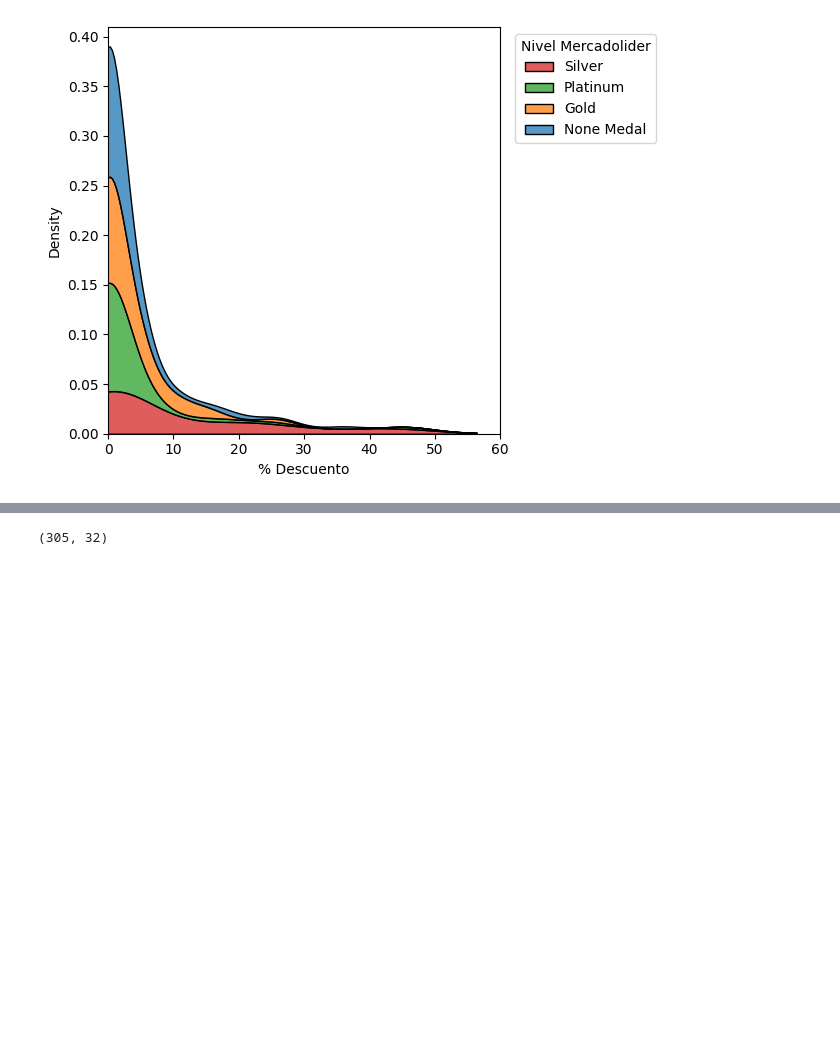
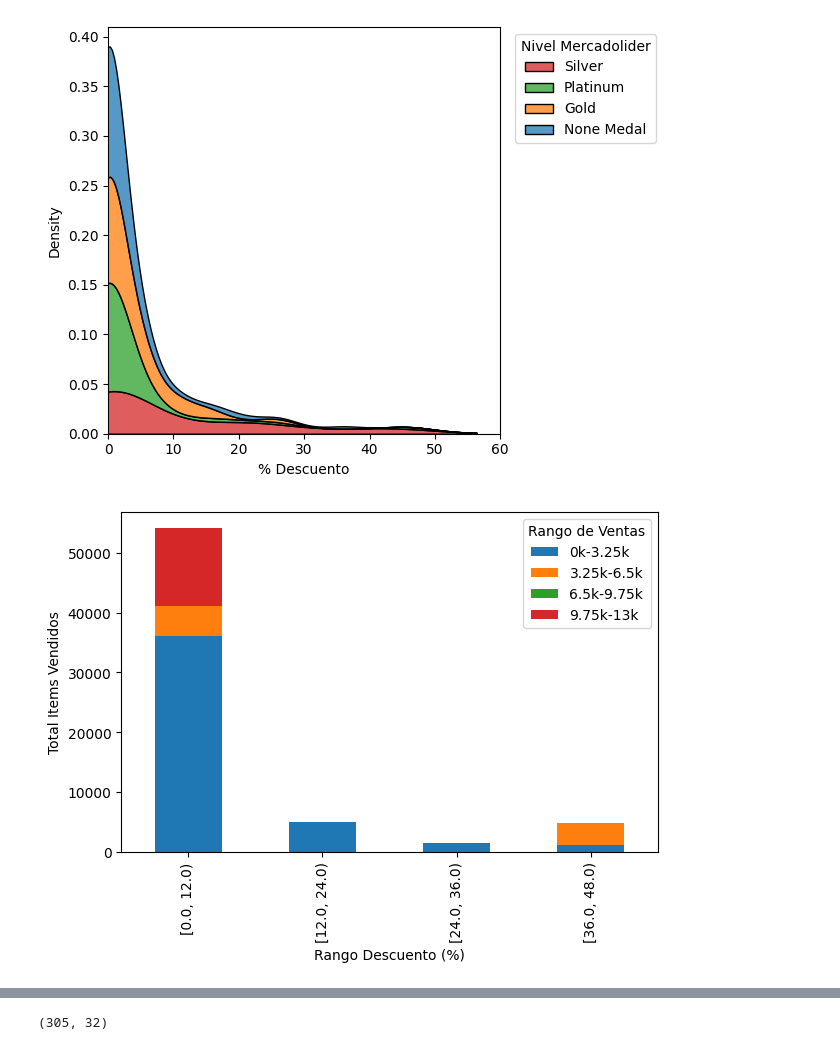
Before and after one commit to ccparra/MELI, a Jupyter notebook: MELI.ipynb, the cells around one changed output, grey strips where cells are left out. Drawn from its saved outputs; the diff is of its cells as text; code cells hidden in the pictures; blank space fills up the shorter version.

```diff
--- a/MELI.ipynb
+++ b/MELI.ipynb
@@ -212,3 +214,13 @@ plt.tight_layout()
 plt.show()
 # %% [output]
 [figure]
+# %%
+descuento_ventas=pd.pivot_table(data=df_sellers_raw,values='sold_items',index=pd.cut(df_sellers_raw['q90_discount'],right=False,bins=4,precision=0),columns=pd.cut(df_sellers_raw['sold_items'],right=False,bins=4,precision=0),dropna=False,fill_value=0, aggfunc='sum').round(1)
+ax=descuento_ventas.plot(kind='bar', stacked=True)
+plt.xlabel('Rango Descuento (%)')
+plt.ylabel('Total Items Vendidos')
+ax.legend(['0k-3.25k','3.25k-6.5k','6.5k-9.75k','9.75k-13k'],title='Rango de Ventas', loc='upper right')
+plt.tight_layout()
+plt.show()
+# %% [output]
+[figure, added]
```
Also changed, not shown: parts of 7 cells of this notebook.
